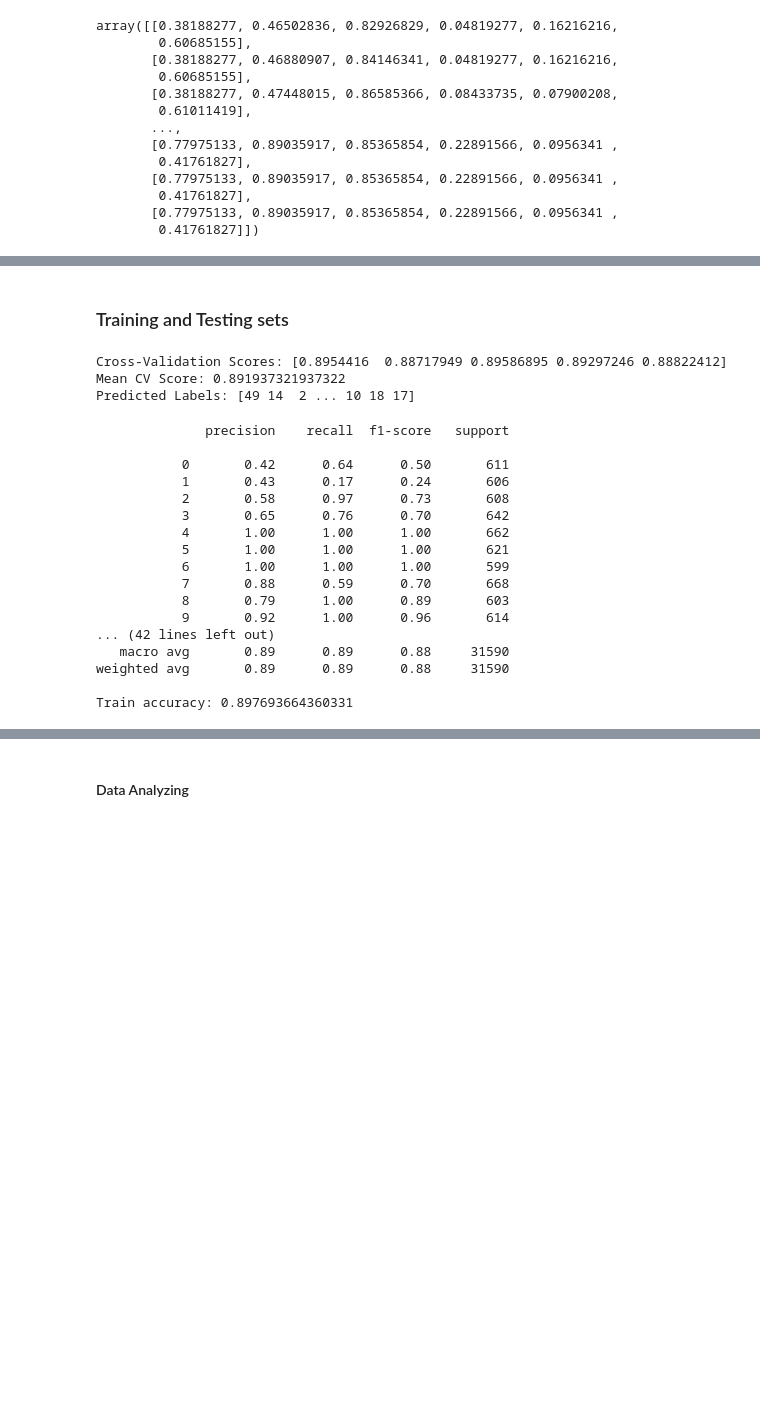
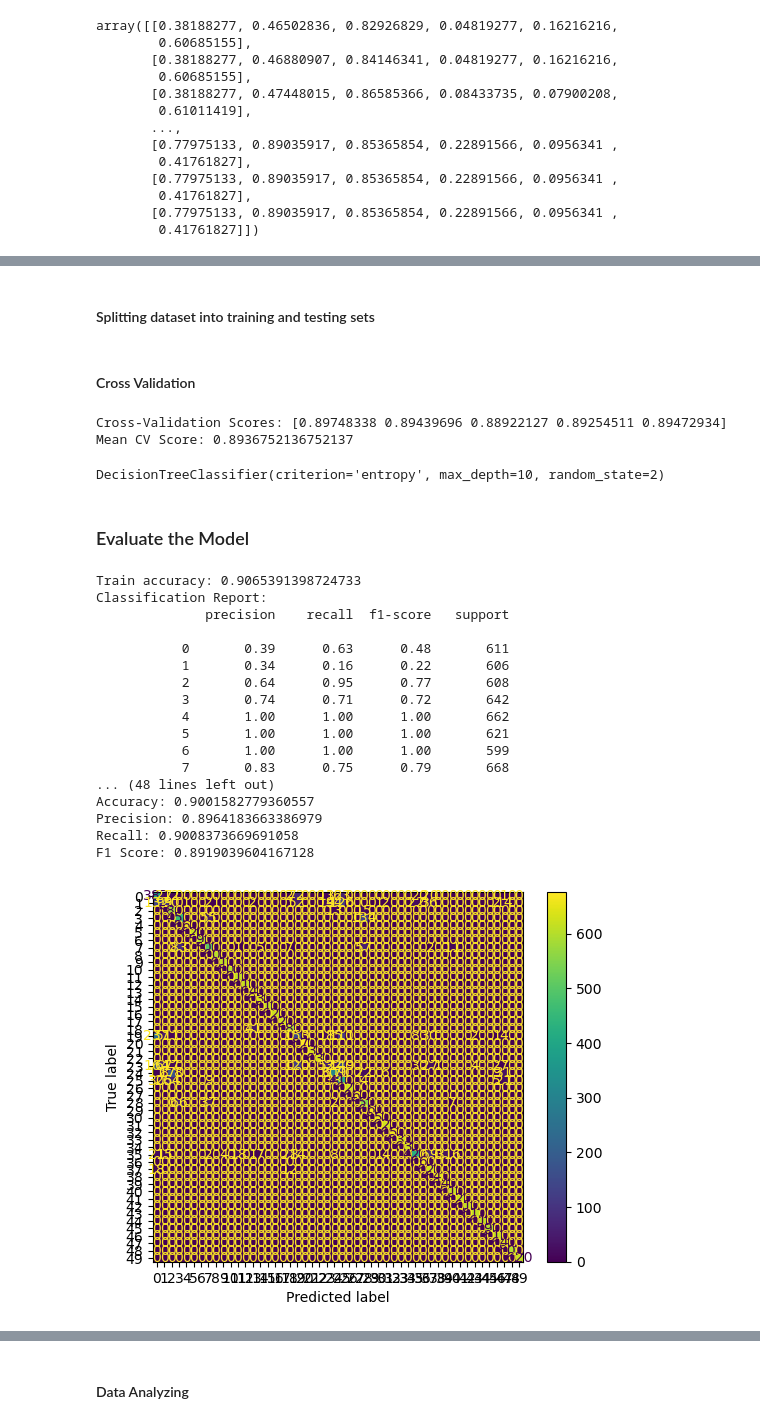
Before and after one commit to H-Neethika/Weather_Prediction_ML, a Jupyter notebook: Weather_Prediction/DT_LG_Model.ipynb, the cells around one changed output, grey strips where cells are left out. Saved outputs shown, nothing was run; the diff lists cells and outputs as text; code cells hidden in the pictures; blank space fills up the shorter version.

Commit message:
Confusion matrix & some other sections are added

```diff
--- a/Weather_Prediction/DT_LG_Model.ipynb
+++ b/Weather_Prediction/DT_LG_Model.ipynb
@@ -168,8 +220,10 @@ array([[0.38188277, 0.46502836, 0.82926829, 0.04819277, 0.16216216,
 # %% [markdown]
-### Training and Testing sets
+#### Splitting dataset into training and testing sets
 # %%
 # Splitting the dataset into training and testing sets
 X_train,X_test,y_train,y_test=train_test_split(Xsc,y,test_size=0.3,random_state=4)
+# %% [markdown]
+#### Cross Validation
 # %%
 # Creating a DecisionTreeClassifier instance with specified parameters
 dt=DecisionTreeClassifier(criterion='entropy',random_state=2,max_depth=10)
@@ -183,39 +237,39 @@ print("Mean CV Score:", cv_scores.mean())
 
 # Training the decision tree model on the training set
 dt.fit(X_train,y_train)
-
-# Making predictions on the test set
-y_pred3=dt.predict(X_test)
-
-# Displaying the predicted labels
-print("Predicted Labels:", y_pred3)
 # %% [output]
-Cross-Validation Scores: [0.8954416  0.88717949 0.89586895 0.89297246 0.88822412]
-Mean CV Score: 0.891937321937322
-Predicted Labels: [49 14  2 ... 10 18 17]
+Cross-Validation Scores: [0.89748338 0.89439696 0.88922127 0.89254511 0.89472934]
+Mean CV Score: 0.8936752136752137
+DecisionTreeClassifier(criterion='entropy', max_depth=10, random_state=2)
+# %% [markdown]
+### Evaluate the Model
 # %%
-# Generating and printing the classification report for the model's predictions on the test set
-print(classification_report(y_test,y_pred3))
+#  Generating and printing the classification report for the model's predictions on the test set
+# print(classification_report(y_test,y_pred3))
 train_accuracy = dt.score(X_train, y_train)
 
 # Print the train accuracy
 print("Train accuracy:", train_accuracy)
+
+# Call the function which is  defined in the early section
+train_and_evaluate_model(dt, X_train, X_test, y_train, y_test)
 # %% [output]
+Train accuracy: 0.9065391398724733
+Classification Report:
               precision    recall  f1-score   support
 
-           0       0.42      0.64      0.50       611
-           1       0.43      0.17      0.24       606
-           2       0.58      0.97      0.73       608
-           3       0.65      0.76      0.70       642
+           0       0.39      0.63      0.48       611
+           1       0.34      0.16      0.22       606
+           2       0.64      0.95      0.77       608
+           3       0.74      0.71      0.72       642
            4       1.00      1.00      1.00       662
            5       1.00      1.00      1.00       621
            6       1.00      1.00      1.00       599
-           7       0.88      0.59      0.70       668
-           8       0.79      1.00      0.89       603
-           9       0.92      1.00      0.96       614
-... (42 lines left out)
-   macro avg       0.89      0.89      0.88     31590
-weighted avg       0.89      0.89      0.88     31590
-
-Train accuracy: 0.897693664360331
+           7       0.83      0.75      0.79       668
+... (48 lines left out)
+Accuracy: 0.9001582779360557
+Precision: 0.8964183663386979
+Recall: 0.9008373669691058
+F1 Score: 0.8919039604167128
+[figure, added]
 # %% [markdown]
```
Also changed, not shown: parts of 57 cells of this notebook.
